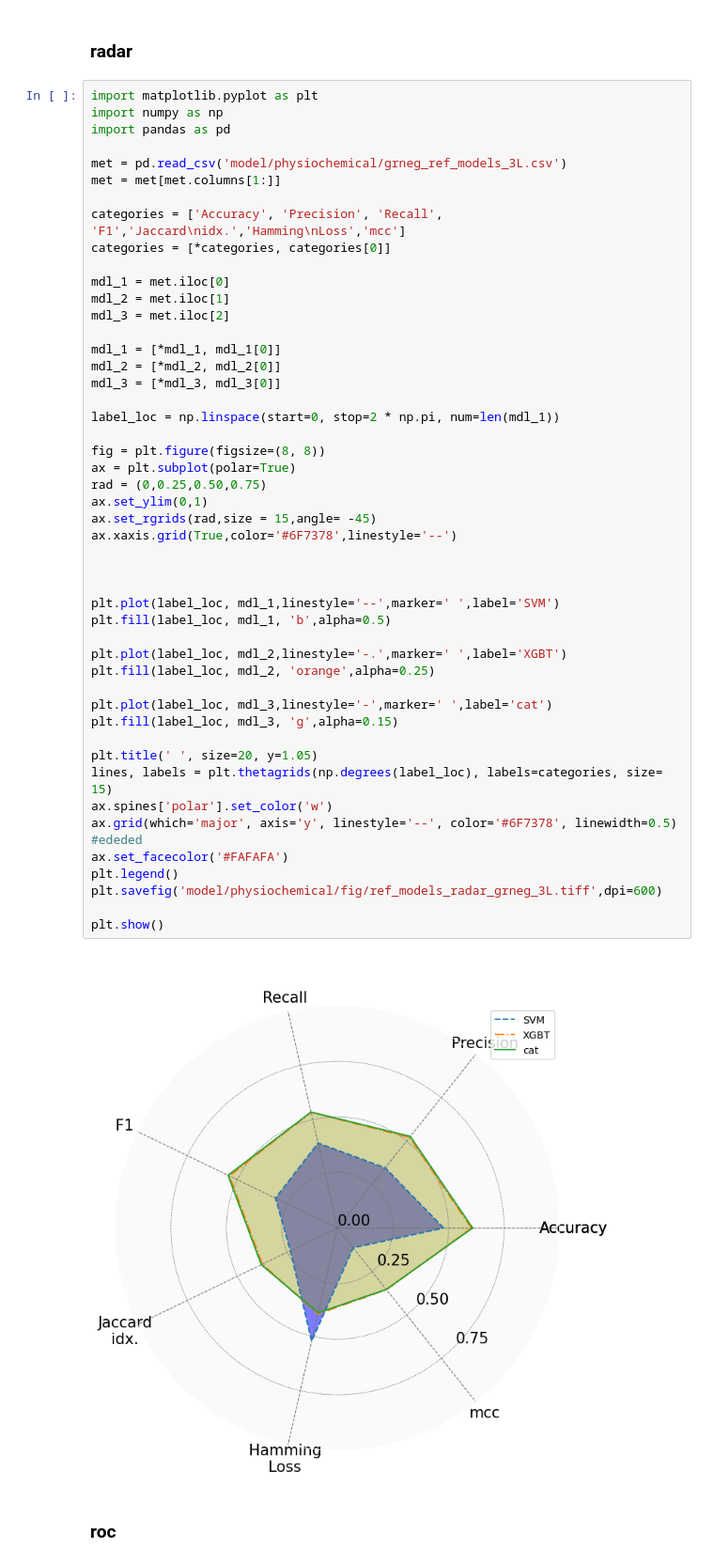
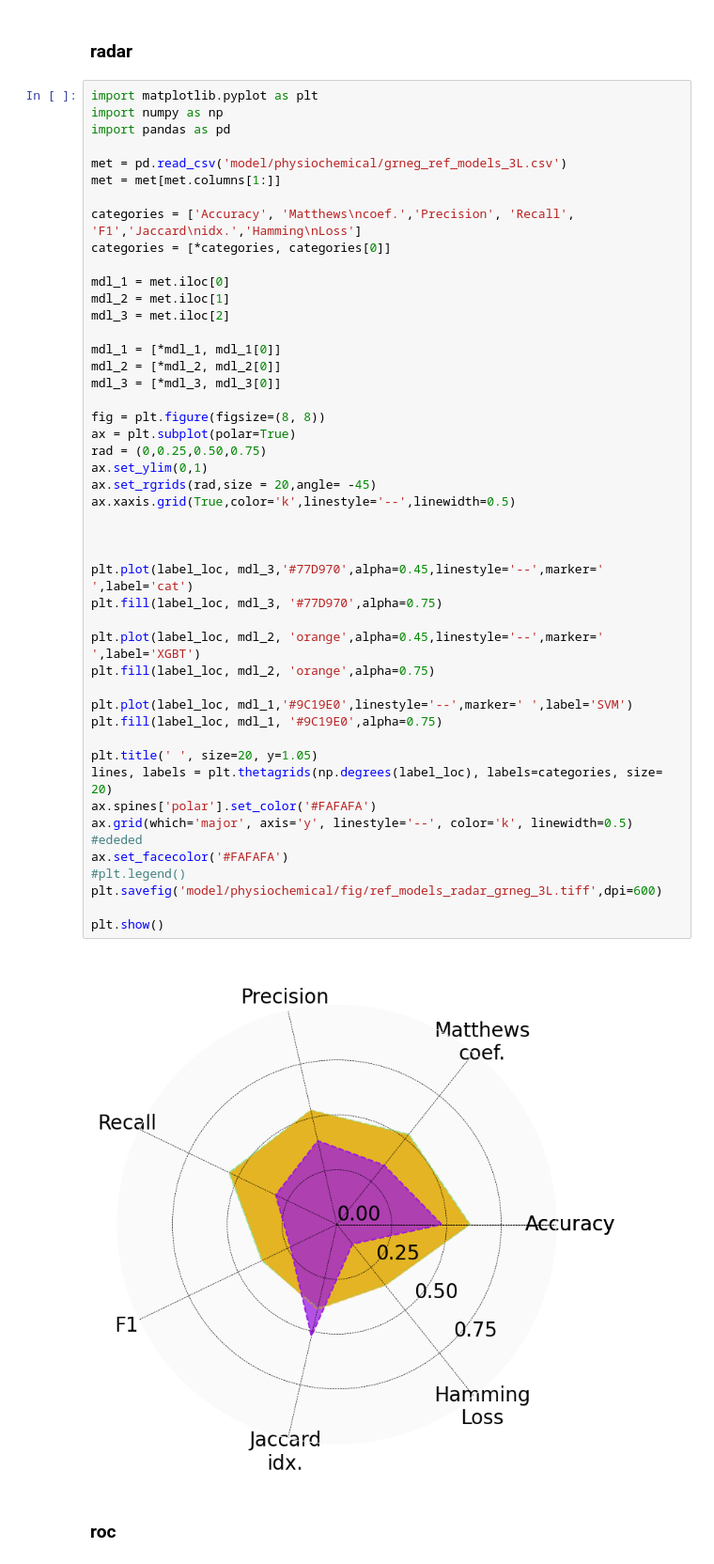
Before and after one commit to leofossilis/AMP_ml, a Jupyter notebook: AMP_codes_grneg.ipynb, the cells around one changed output. Shown at 94% size. Drawn from its saved outputs; the diff is of its cells as text.

```diff
--- a/AMP_codes_grneg.ipynb
+++ b/AMP_codes_grneg.ipynb
@@ -1122,49 +1120,47 @@ import pandas as pd
 
 met = pd.read_csv('model/physiochemical/grneg_ref_models_3L.csv')
 met = met[met.columns[1:]]
 
-categories = ['Accuracy', 'Precision', 'Recall', 'F1','Jaccard\nidx.','Hamming\nLoss','mcc']
+categories = ['Accuracy', 'Matthews\ncoef.','Precision', 'Recall', 'F1','Jaccard\nidx.','Hamming\nLoss']
 categories = [*categories, categories[0]]
 
 mdl_1 = met.iloc[0]
 mdl_2 = met.iloc[1]
 mdl_3 = met.iloc[2]
 
 mdl_1 = [*mdl_1, mdl_1[0]]
 mdl_2 = [*mdl_2, mdl_2[0]]
 mdl_3 = [*mdl_3, mdl_3[0]]
 
-label_loc = np.linspace(start=0, stop=2 * np.pi, num=len(mdl_1))
-
 fig = plt.figure(figsize=(8, 8))
 ax = plt.subplot(polar=True)
 rad = (0,0.25,0.50,0.75)
 ax.set_ylim(0,1)
-ax.set_rgrids(rad,size = 15,angle= -45)
-ax.xaxis.grid(True,color='#6F7378',linestyle='--')
+ax.set_rgrids(rad,size = 20,angle= -45)
+ax.xaxis.grid(True,color='k',linestyle='--',linewidth=0.5)
 
 
 
-plt.plot(label_loc, mdl_1,linestyle='--',marker=' ',label='SVM')
-plt.fill(label_loc, mdl_1, 'b',alpha=0.5)
+plt.plot(label_loc, mdl_3,'#77D970',alpha=0.45,linestyle='--',marker=' ',label='cat')
+plt.fill(label_loc, mdl_3, '#77D970',alpha=0.75)
 
-plt.plot(label_loc, mdl_2,linestyle='-.',marker=' ',label='XGBT')
-plt.fill(label_loc, mdl_2, 'orange',alpha=0.25)
+plt.plot(label_loc, mdl_2, 'orange',alpha=0.45,linestyle='--',marker=' ',label='XGBT')
+plt.fill(label_loc, mdl_2, 'orange',alpha=0.75)
 
-plt.plot(label_loc, mdl_3,linestyle='-',marker=' ',label='cat')
-plt.fill(label_loc, mdl_3, 'g',alpha=0.15)
+plt.plot(label_loc, mdl_1,'#9C19E0',linestyle='--',marker=' ',label='SVM')
+plt.fill(label_loc, mdl_1, '#9C19E0',alpha=0.75)
 
 plt.title(' ', size=20, y=1.05)
-lines, labels = plt.thetagrids(np.degrees(label_loc), labels=categories, size= 15)
-ax.spines['polar'].set_color('w')
-ax.grid(which='major', axis='y', linestyle='--', color='#6F7378', linewidth=0.5) #ededed
+lines, labels = plt.thetagrids(np.degrees(label_loc), labels=categories, size= 20)
+ax.spines['polar'].set_color('#FAFAFA')
+ax.grid(which='major', axis='y', linestyle='--', color='k', linewidth=0.5) #ededed
 ax.set_facecolor('#FAFAFA')
-plt.legend()
+#plt.legend()
 plt.savefig('model/physiochemical/fig/ref_models_radar_grneg_3L.tiff',dpi=600)
 
 plt.show()
 # %% [output]
-[figure, old version]
+[figure, new version]
 # %% [markdown]
 ### roc
 # %%
```
Also changed, not shown: parts of 12 cells of this notebook, 1 other file.
